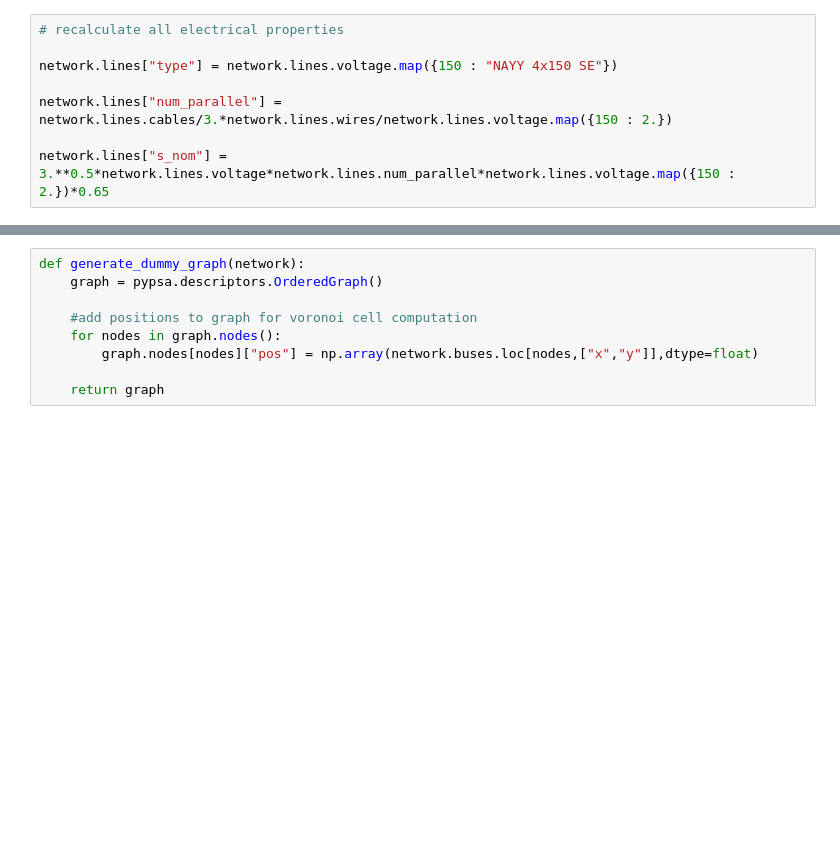
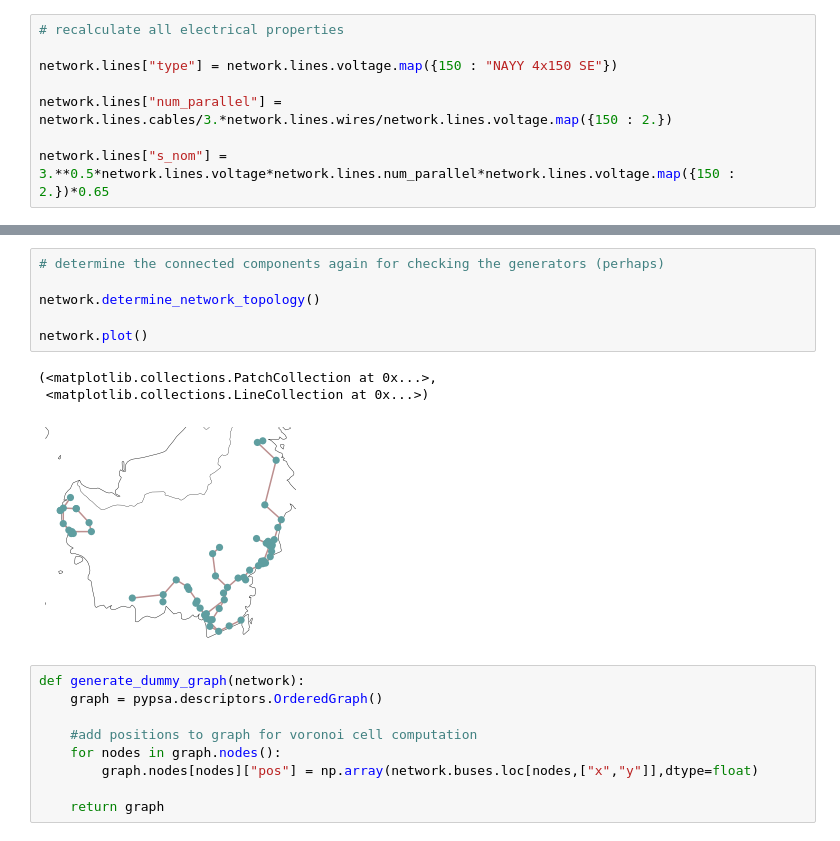
Before and after one commit to hilmandepe/kalimantan_power_system, a Jupyter notebook: model_kalimantan.ipynb, the cells around one changed output, grey strips where cells are left out. Drawn from its saved outputs; the diff is of its cells as text; blank space fills up the shorter version.

```diff
--- a/model_kalimantan.ipynb
+++ b/model_kalimantan.ipynb
@@ -265,3 +337,13 @@ network.lines["s_nom"] = 3.**0.5*network.lines.voltage*network.lines.num_paralle
+# %%
+# determine the connected components again for checking the generators (perhaps)
+
+network.determine_network_topology()
+
+network.plot()
+# %% [output]
+(<matplotlib.collections.PatchCollection at 0x...>,
+ <matplotlib.collections.LineCollection at 0x...>)
+[figure, added]
 # %%
 def generate_dummy_graph(network):
     graph = pypsa.descriptors.OrderedGraph()
```
Also changed, not shown: parts of 18 cells of this notebook, 42 other files.
